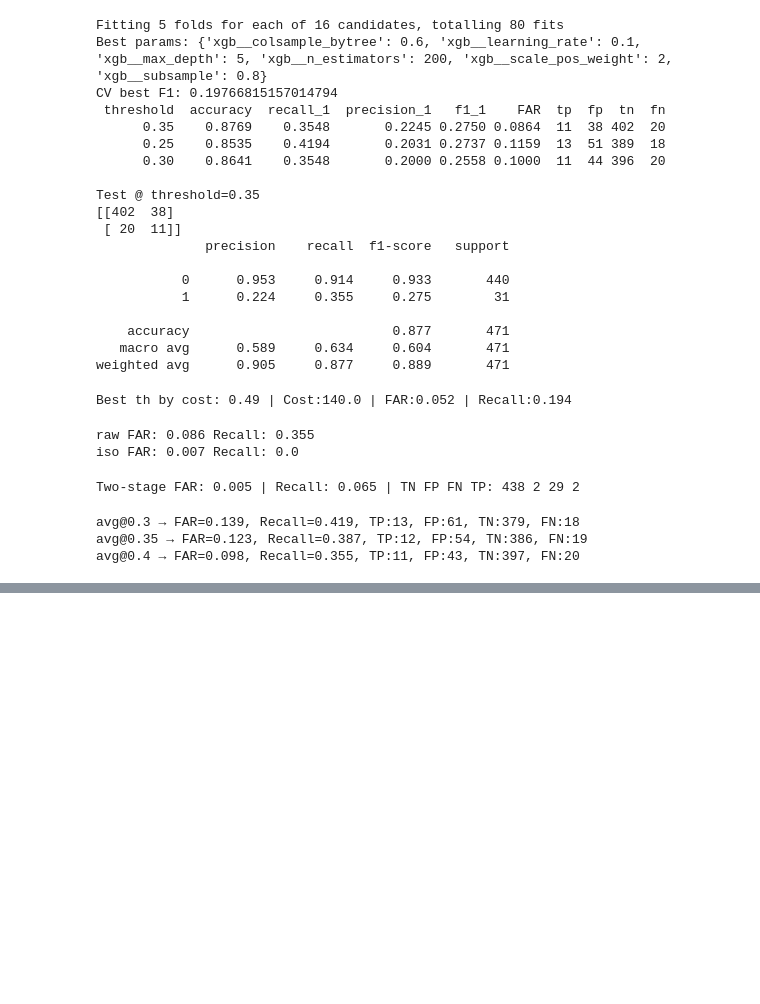
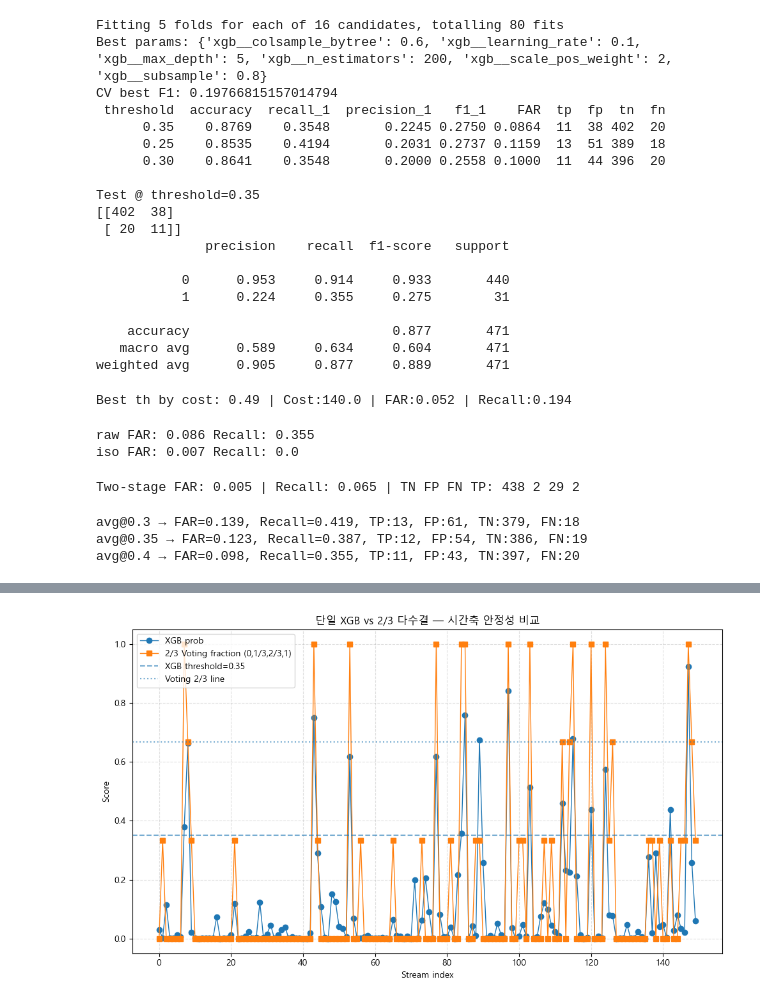
Before and after one commit to nuyos/azure-semicon-anomaly-project, a Jupyter notebook: test2.ipynb, the cells around one changed output, grey strips where cells are left out. Drawn from its saved outputs; the diff is of its cells as text; code cells hidden in the pictures; blank space fills up the shorter version.

```diff
--- a/test2.ipynb
+++ b/test2.ipynb
@@ -1317,0 +1426,90 @@ avg@0.4 → FAR=0.098, Recall=0.355, TP:11, FP:43, TN:397, FN:20
+# %%
+# ============================
+# 단일 XGB vs 2/3 다수결: 시간축 안정성 시뮬레이션
+# ============================
+import numpy as np
+import pandas as pd
+import matplotlib.pyplot as plt
+from sklearn.metrics import confusion_matrix
+
+TH = 0.35           # 운영 기준 threshold
+N_STREAM = 150      # 스트림 길이 (원하면 늘려도 OK)
+
+# 1) 스트림 순서 만들기 (테스트셋에서 시계열처럼 흉내)
+stream_idx = X_te.sample(n=min(N_STREAM, len(X_te)), random_state=42).index
+X_stream = X_te.loc[stream_idx]
+y_stream = y_te.loc[stream_idx].reset_index(drop=True)
+
+# 2) 각 모델 확률 & 예측
+p_xgb = pipe_xgb.predict_proba(X_stream)[:, 1]
+p_rf  = pipe_rf.predict_proba(X_stream)[:, 1]
+p_svm = pipe_svm.predict_proba(X_stream)[:, 1]
+
+y_xgb = (p_xgb >= TH).astype(int)
+y_rf  = (p_rf  >= TH).astype(int)
+y_svm = (p_svm >= TH).astype(int)
+
+# 3) 2/3 다수결 (hard) + "투표비율"(부드러운 지표: 0, 1/3, 2/3, 1)
+vote_count = y_xgb + y_rf + y_svm
+vote_hard  = (vote_count >= 2).astype(int)
+vote_frac  = vote_count / 3.0   # 확률처럼 사용(안정성 비교용)
+
+# 4) 안정성 메트릭
+def flip_rate(arr):
+    return (arr[1:] != arr[:-1]).mean() if len(arr) > 1 else 0.0
+
+metrics = {
+    "XGB_flip_rate":       round(flip_rate(y_xgb), 3),
+    "VOTE_flip_rate":      round(flip_rate(vote_hard), 3),
+    "XGB_prob_std":        round(np.std(p_xgb), 3),
+    "VOTE_frac_std":       round(np.std(vote_frac), 3),
+    "XGB_alarm_freq":      round(np.mean(y_xgb), 3),
+    "VOTE_alarm_freq":     round(np.mean(vote_hard), 3),
+}
+
+# 5) 성능(참값 대비)도 참고로
+tn1, fp1, fn1, tp1 = confusion_matrix(y_stream, y_xgb, labels=[0,1]).ravel()
+tn2, fp2, fn2, tp2 = confusion_matrix(y_stream, vote_hard, labels=[0,1]).ravel()
+def far_recall(tn, fp, fn, tp):
+    FAR = fp/(fp+tn) if (fp+tn)>0 else 0.0
+    REC = tp/(tp+fn) if (tp+fn)>0 else 0.0
+    return round(FAR,3), round(REC,3)
+
+xgb_FAR, xgb_REC   = far_recall(tn1, fp1, fn1, tp1)
+vote_FAR, vote_REC = far_recall(tn2, fp2, fn2, tp2)
+
+print("=== Stability metrics (stream) ===")
+for k,v in metrics.items():
+    print(f"{k}: {v}")
+print(f"\nXGB  → FAR:{xgb_FAR}  Recall:{xgb_REC}   (TN:{tn1} FP:{fp1} FN:{fn1} TP:{tp1})")
+print(f"VOTE → FAR:{vote_FAR} Recall:{vote_REC}  (TN:{tn2} FP:{fp2} FN:{fn2} TP:{tp2})")
+
+# 6) 시각화
+plt.figure(figsize=(10,6))
+plt.plot(p_xgb, label="XGB prob", marker="o", linewidth=1)
+plt.plot(vote_frac, label="2/3 Voting fraction (0,1/3,2/3,1)", marker="s", linewidth=1)
+
+# 기준선
+plt.axhline(TH, linestyle="--", alpha=0.6, label=f"XGB threshold={TH}")
+plt.axhline(2/3, linestyle=":", alpha=0.6, label="Voting 2/3 line")
+
+plt.title("단일 XGB vs 2/3 다수결 — 시간축 안정성 비교")
+plt.xlabel("Stream index")
+plt.ylabel("Score")
+plt.grid(True, linestyle="--", alpha=0.4)
+plt.legend()
+plt.tight_layout()
+plt.show()
+
+# 7) 이진 예측의 '뒤집힘' 비교도 시각화 (선택)
+plt.figure(figsize=(10,3))
+plt.step(range(len(y_xgb)), y_xgb, where="post", label="XGB pred (0/1)")
+plt.step(range(len(vote_hard)), vote_hard, where="post", label="VOTE 2/3 pred (0/1)")
+plt.yticks([0,1])
+plt.title("이진 예측 시퀀스 비교 (뒤집힘/출렁임 시각화)")
+plt.xlabel("Stream index")
+plt.grid(True, linestyle="--", alpha=0.4)
+plt.legend()
+plt.tight_layout()
+plt.show()
+# %% [output]
@@ -1317,0 +1526 @@ avg@0.4 → FAR=0.098, Recall=0.355, TP:11, FP:43, TN:397, FN:20
+[figure, added]
```
Also changed, not shown: parts of 2 cells of this notebook.
